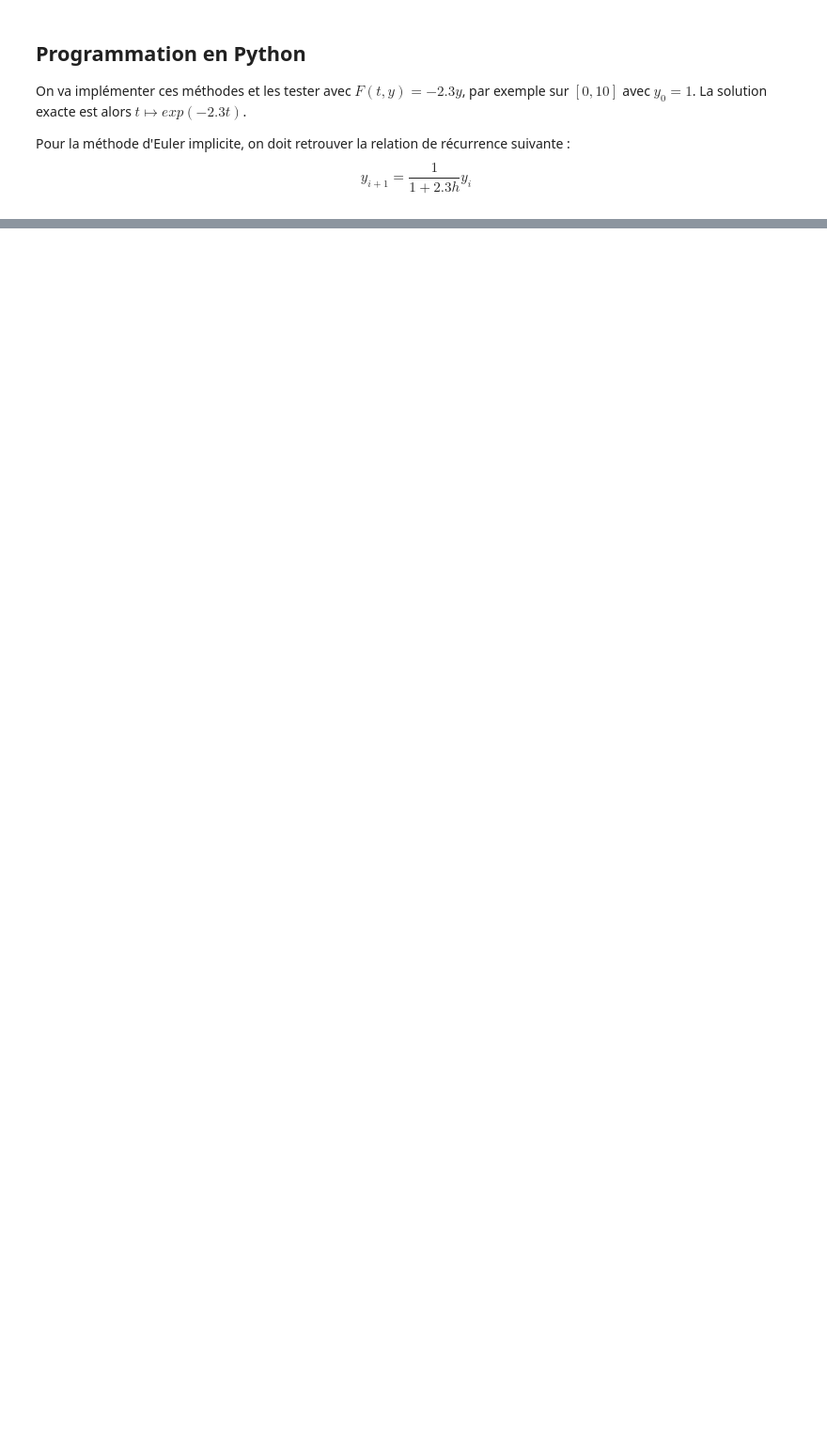
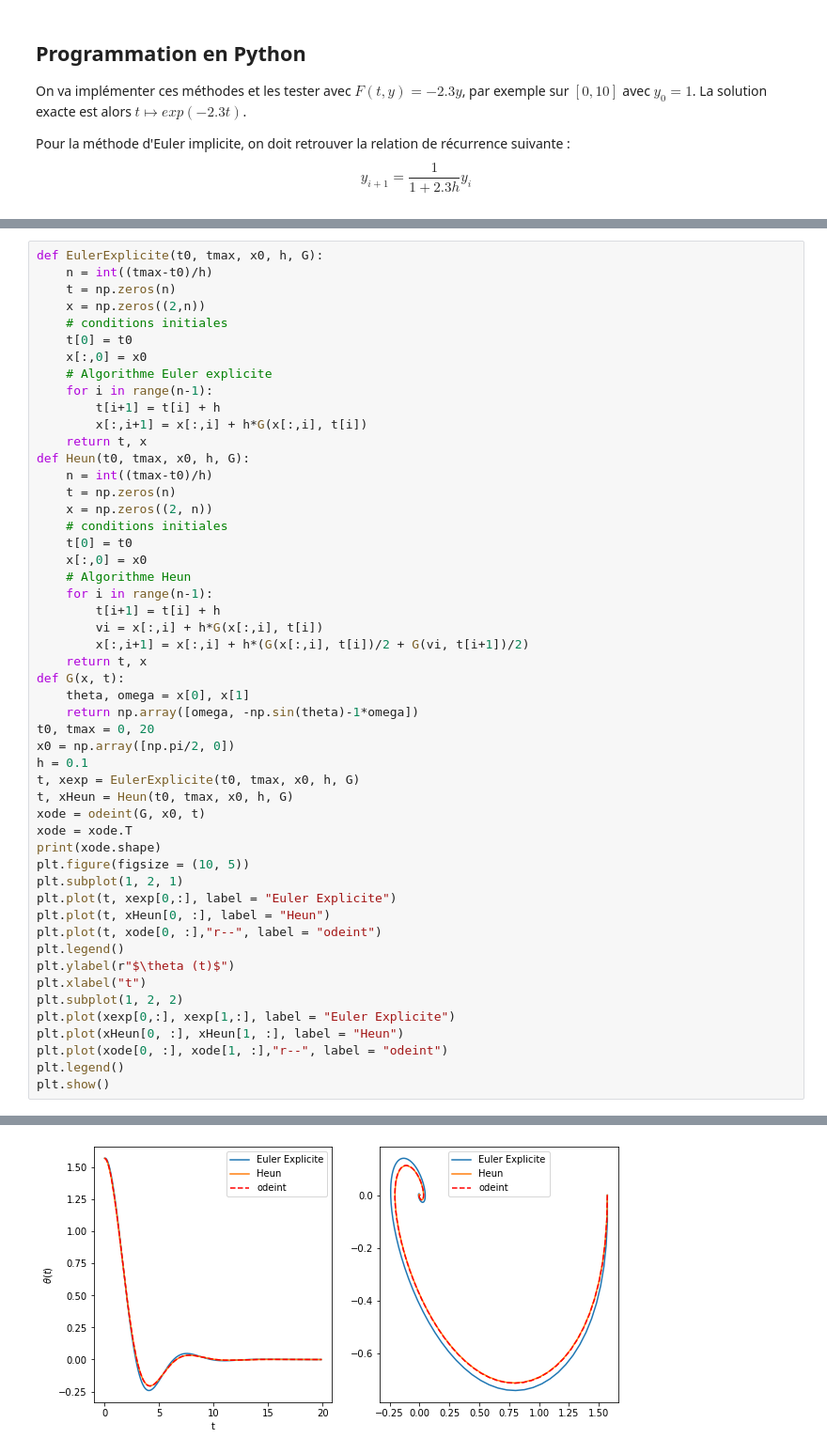
Before and after one commit to CodeTunisia/PysNum2022, a Jupyter notebook: jour3/ODE.ipynb, the cells around one changed output, grey strips where cells are left out. Shown at 94% size. Saved outputs shown, nothing was run; the diff lists cells and outputs as text; blank space fills up the shorter version.

```diff
--- a/jour3/ODE.ipynb
+++ b/jour3/ODE.ipynb
@@ -166,3 +169,55 @@ Pour résoudre ce système nous devons connaître les deux conditions initiales
 \end{align*}
 
 ### Programmation en Python
+# %%
+def EulerExplicite(t0, tmax, x0, h, G):
+    n = int((tmax-t0)/h)
+    t = np.zeros(n)
+    x = np.zeros((2,n))
+    # conditions initiales
+    t[0] = t0
+    x[:,0] = x0
+    # Algorithme Euler explicite
+    for i in range(n-1):
+        t[i+1] = t[i] + h
+        x[:,i+1] = x[:,i] + h*G(x[:,i], t[i])
+    return t, x
+def Heun(t0, tmax, x0, h, G):
+    n = int((tmax-t0)/h)
+    t = np.zeros(n)
+    x = np.zeros((2, n))
+    # conditions initiales
+    t[0] = t0
+    x[:,0] = x0
+    # Algorithme Heun
+    for i in range(n-1):
+        t[i+1] = t[i] + h
+        vi = x[:,i] + h*G(x[:,i], t[i])
+        x[:,i+1] = x[:,i] + h*(G(x[:,i], t[i])/2 + G(vi, t[i+1])/2)
+    return t, x
+def G(x, t):
+    theta, omega = x[0], x[1]
+    return np.array([omega, -np.sin(theta)-1*omega])
+t0, tmax = 0, 20
+x0 = np.array([np.pi/2, 0])
+h = 0.1
+t, xexp = EulerExplicite(t0, tmax, x0, h, G)
+t, xHeun = Heun(t0, tmax, x0, h, G)
+xode = odeint(G, x0, t)
+xode = xode.T
+print(xode.shape)
+plt.figure(figsize = (10, 5))
+plt.subplot(1, 2, 1)
+plt.plot(t, xexp[0,:], label = "Euler Explicite")
+plt.plot(t, xHeun[0, :], label = "Heun")
+plt.plot(t, xode[0, :],"r--", label = "odeint")
+plt.legend()
+plt.ylabel(r"$\theta (t)$")
+plt.xlabel("t")
+plt.subplot(1, 2, 2)
+plt.plot(xexp[0,:], xexp[1,:], label = "Euler Explicite")
+plt.plot(xHeun[0, :], xHeun[1, :], label = "Heun")
+plt.plot(xode[0, :], xode[1, :],"r--", label = "odeint")
+plt.legend()
+plt.show()
+# %% [output]
@@ -168,0 +225 @@ Pour résoudre ce système nous devons connaître les deux conditions initiales
+[figure, added]
```
Also changed, not shown: parts of 2 cells of this notebook.
